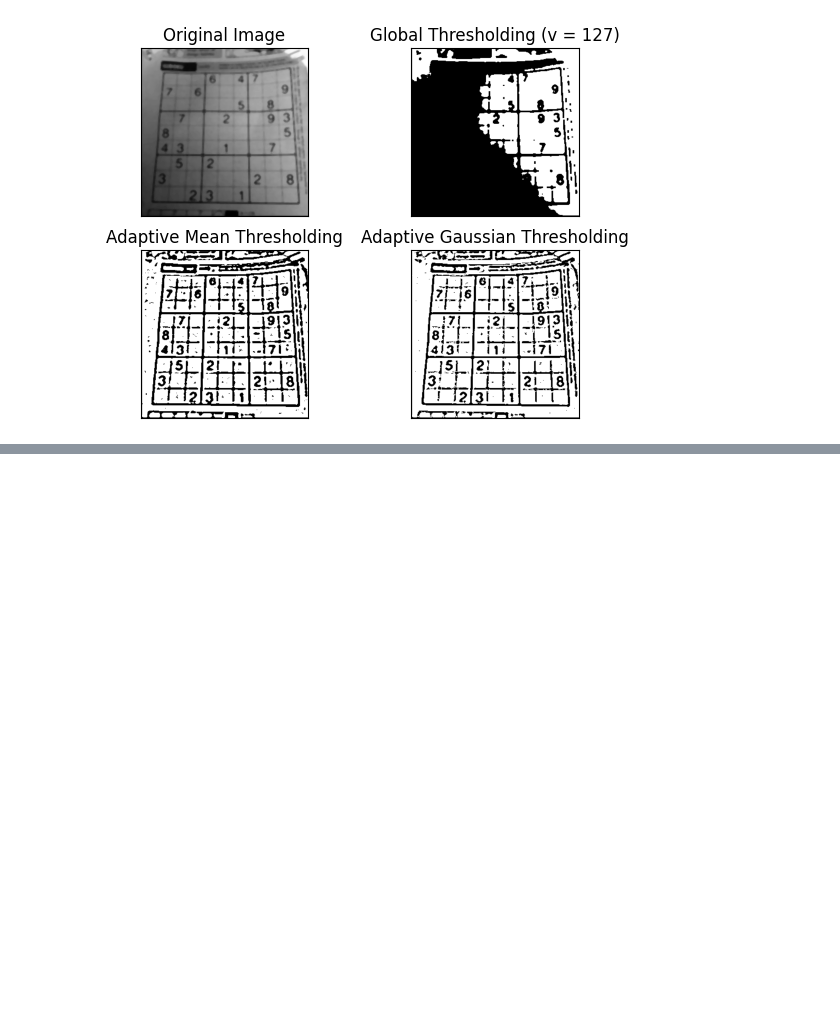
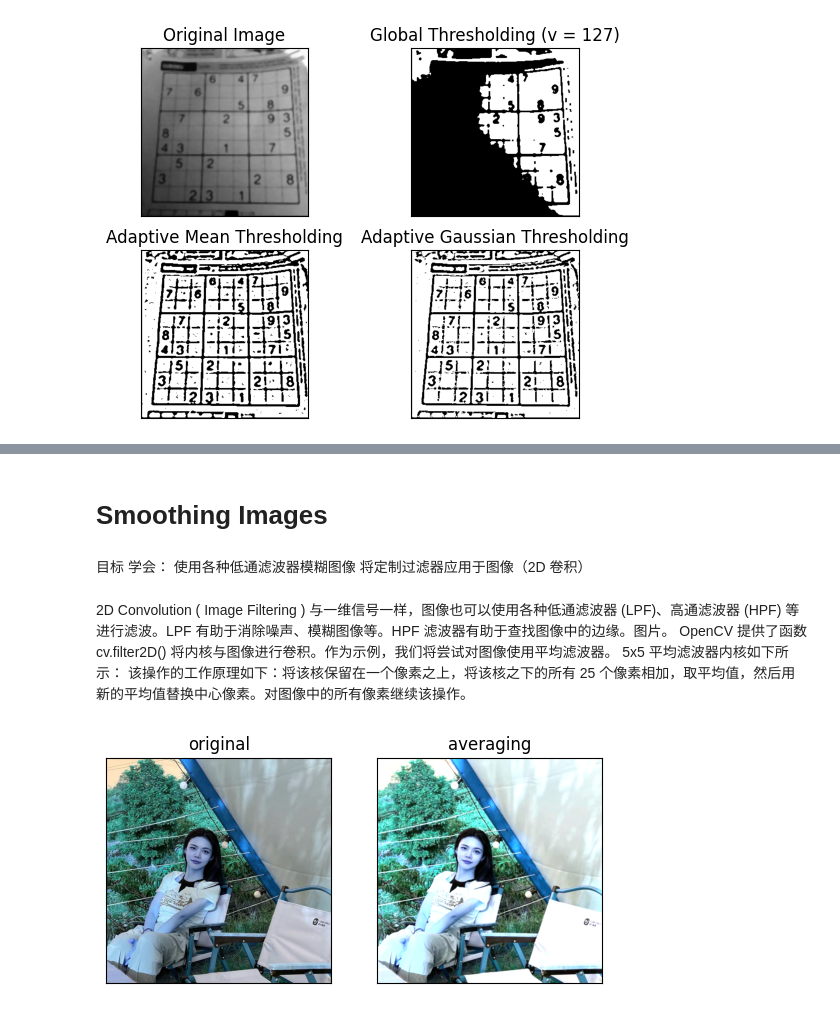
Before and after one commit to daichang01/cv_work, a Jupyter notebook: opencv_use.ipynb, the cells around one changed output, grey strips where cells are left out. Cells and saved outputs as stored; diff of their text form; code cells hidden in the pictures; blank space fills up the shorter version.

```diff
--- a/opencv_use.ipynb
+++ b/opencv_use.ipynb
@@ -671,0 +725,29 @@ plt.show()
+# %% [markdown]
+# Smoothing Images
+# %% [markdown]
+目标
+学会：
+使用各种低通滤波器模糊图像
+将定制过滤器应用于图像（2D 卷积）
+# %% [markdown]
+2D Convolution ( Image Filtering )
+与一维信号一样，图像也可以使用各种低通滤波器 (LPF)、高通滤波器 (HPF) 等进行滤波。LPF 有助于消除噪声、模糊图像等。HPF 滤波器有助于查找图像中的边缘。图片。
+OpenCV 提供了函数 cv.filter2D() 将内核与图像进行卷积。作为示例，我们将尝试对图像使用平均滤波器。 5x5 平均滤波器内核如下所示：
+该操作的工作原理如下：将该核保留在一个像素之上，将该核之下的所有 25 个像素相加，取平均值，然后用新的平均值替换中心像素。对图像中的所有像素继续该操作。
+# %%
+import numpy as np
+import cv2 as cv
+from matplotlib import pyplot as plt
+
+img = cv.imread('aoxue.jpg')
+assert img is not None,"file could not be read,check os.path.exists()"
+
+kernel = np.ones((6,6),np.float32)/25
+dst = cv.filter2D(img,-1,kernel)
+plt.subplot(121),plt.imshow(img),plt.title('original')
+plt.xticks([]),plt.yticks([])
+plt.subplot(122),plt.imshow(dst),plt.title('averaging')
+plt.xticks([]),plt.yticks([])
+plt.show()
+# %% [output]
+[figure, added]
```
Also changed, not shown: parts of 15 cells of this notebook, 1 other file.
